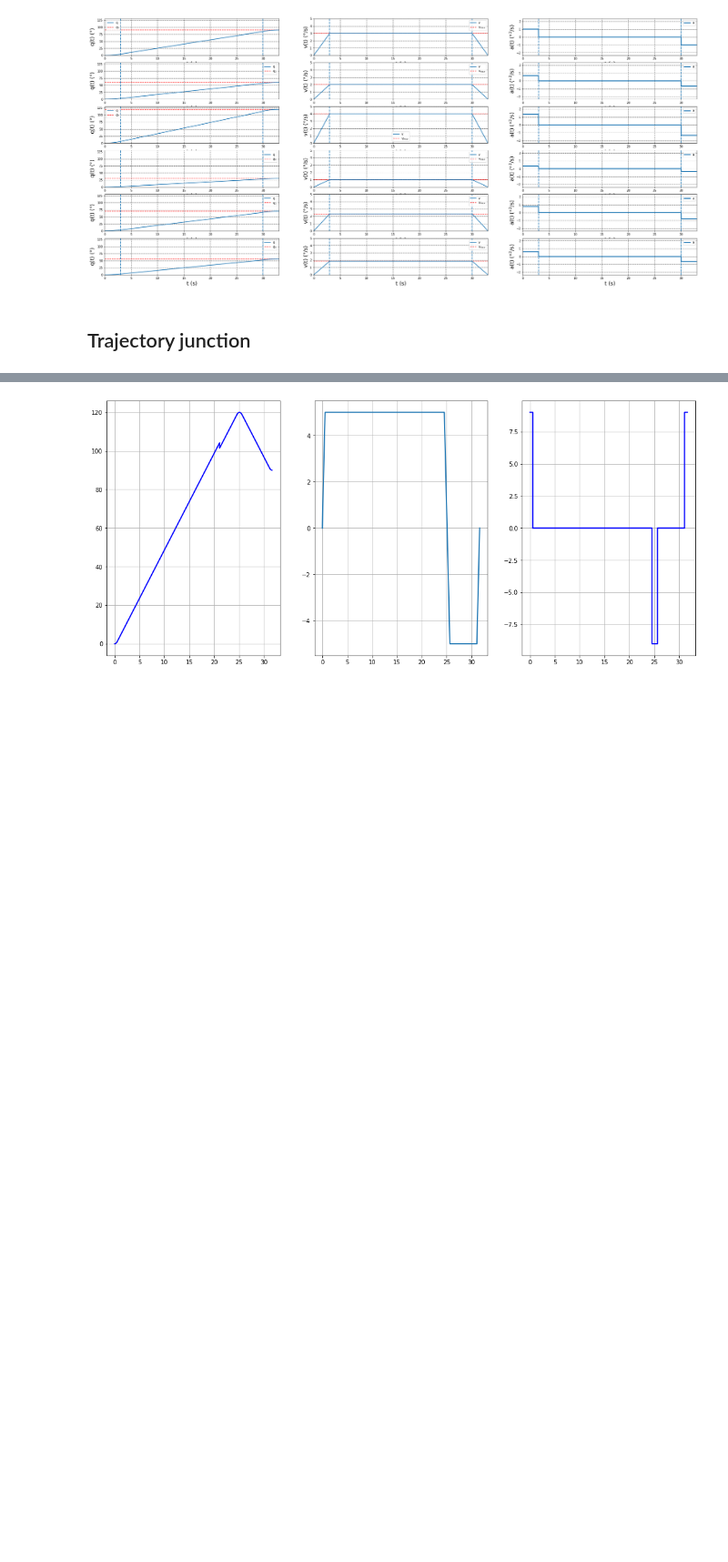
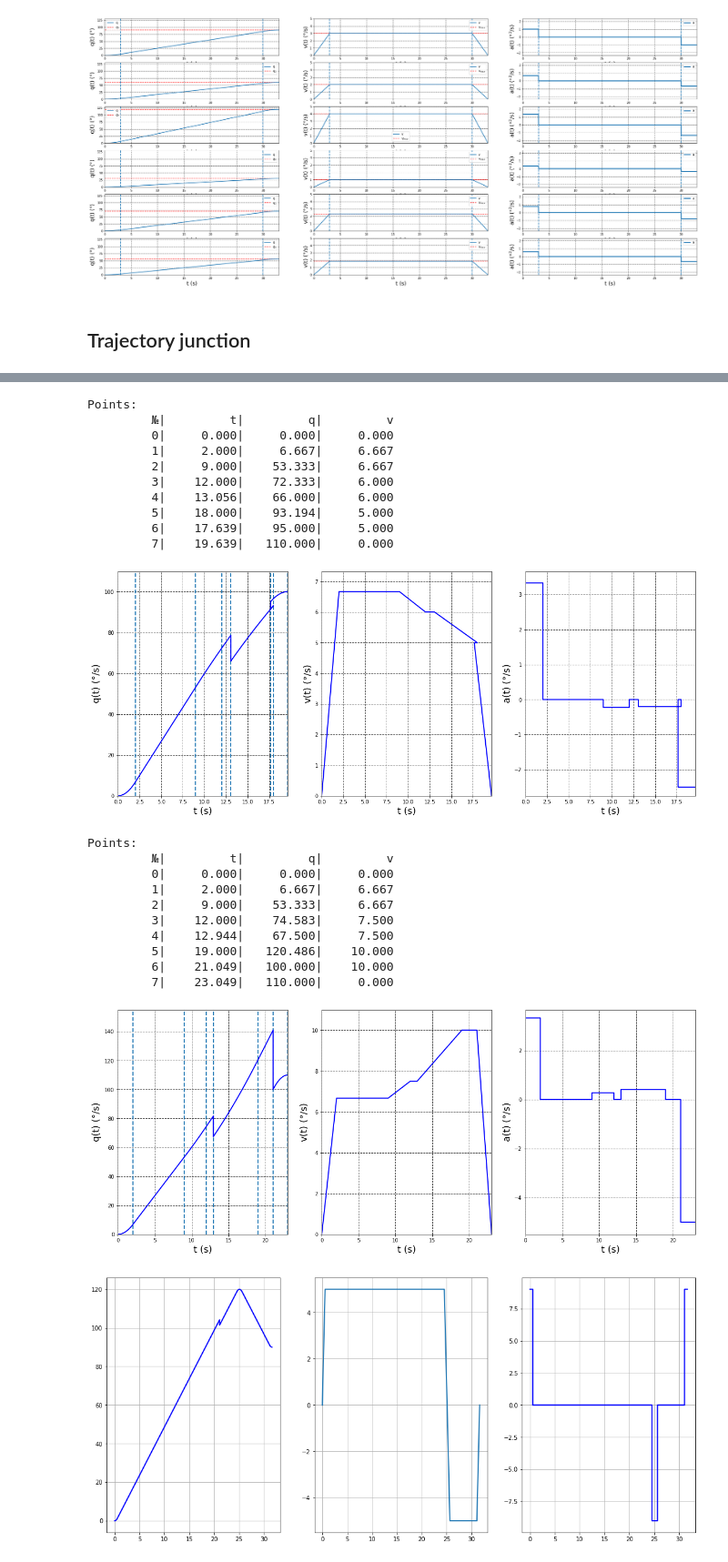
Before and after one commit to 4ku/Inno-robotics-labs, a Jupyter notebook: Dynamics of non linear robotic systems/Assignment 3/Assignment 3.ipynb, the cells around one changed output, grey strips where cells are left out. Shown at 91% size. Cells and saved outputs as stored; diff of their text form; code cells hidden in the pictures; blank space fills up the shorter version.

```diff
--- a/Dynamics of non linear robotic systems/Assignment 3/Assignment 3.ipynb
+++ b/Dynamics of non linear robotic systems/Assignment 3/Assignment 3.ipynb
@@ -531,3 +661,30 @@ class Joint:
+# %%
+j1.plot_path_points()
+j1.numerical_control()
+j1.plot_path_points()
+# %% [output]
+Points:
+         №|         t|         q|         v
+         0|     0.000|     0.000|     0.000
+         1|     2.000|     6.667|     6.667
+         2|     9.000|    53.333|     6.667
+         3|    12.000|    72.333|     6.000
+         4|    13.056|    66.000|     6.000
+         5|    18.000|    93.194|     5.000
+         6|    17.639|    95.000|     5.000
+         7|    19.639|   110.000|     0.000
+[figure, added]
+Points:
+         №|         t|         q|         v
+         0|     0.000|     0.000|     0.000
+         1|     2.000|     6.667|     6.667
+         2|     9.000|    53.333|     6.667
+         3|    12.000|    74.583|     7.500
+         4|    12.944|    67.500|     7.500
+         5|    19.000|   120.486|    10.000
+         6|    21.049|   100.000|    10.000
+         7|    23.049|   110.000|     0.000
+[figure, added]
 # %%
 #     subplot(len(joints), 3, 3*i + 2)
 #     plot(T,v, linewidth=2, label="v")
```
Also changed, not shown: parts of 9 cells of this notebook.
